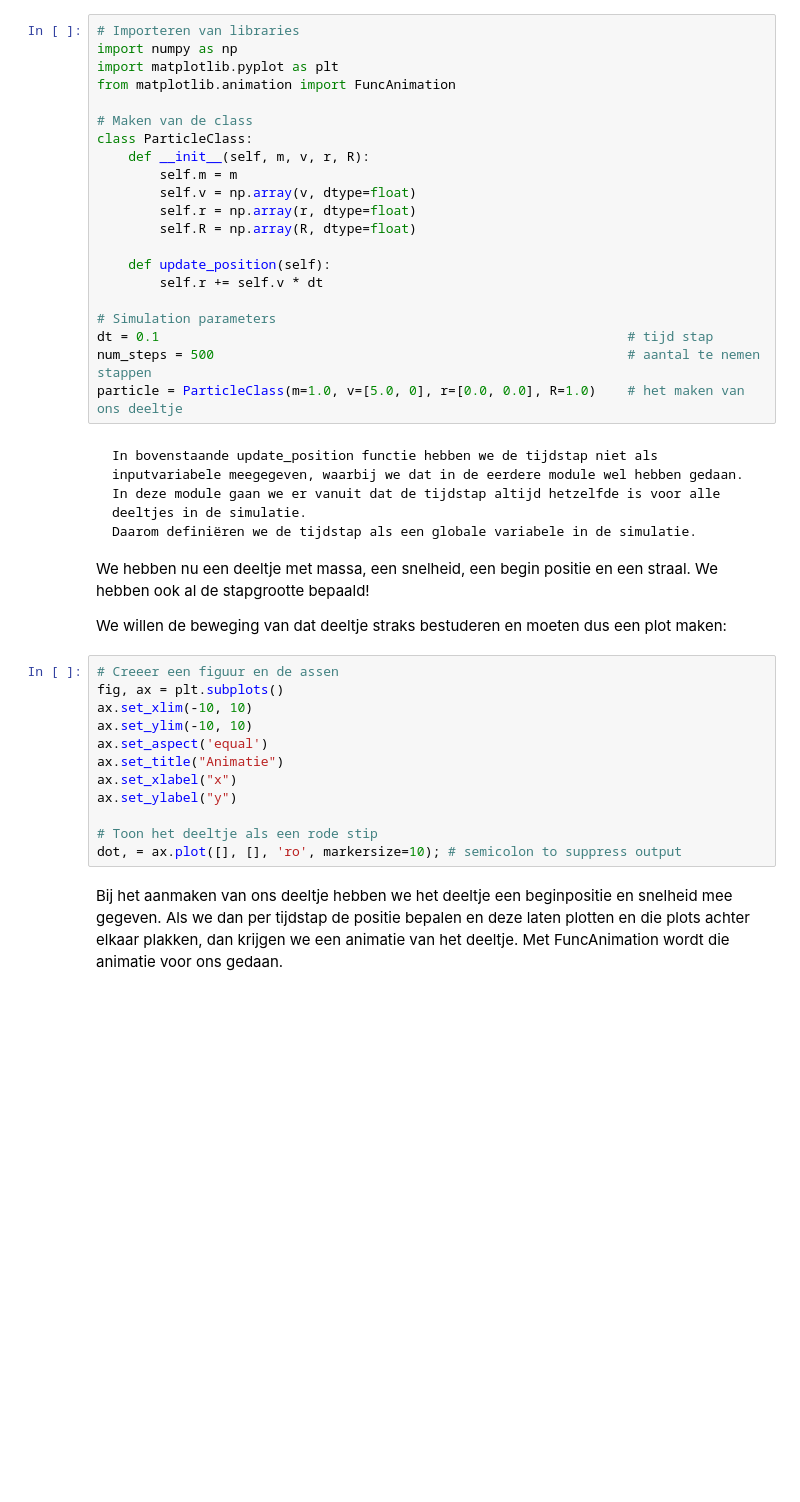
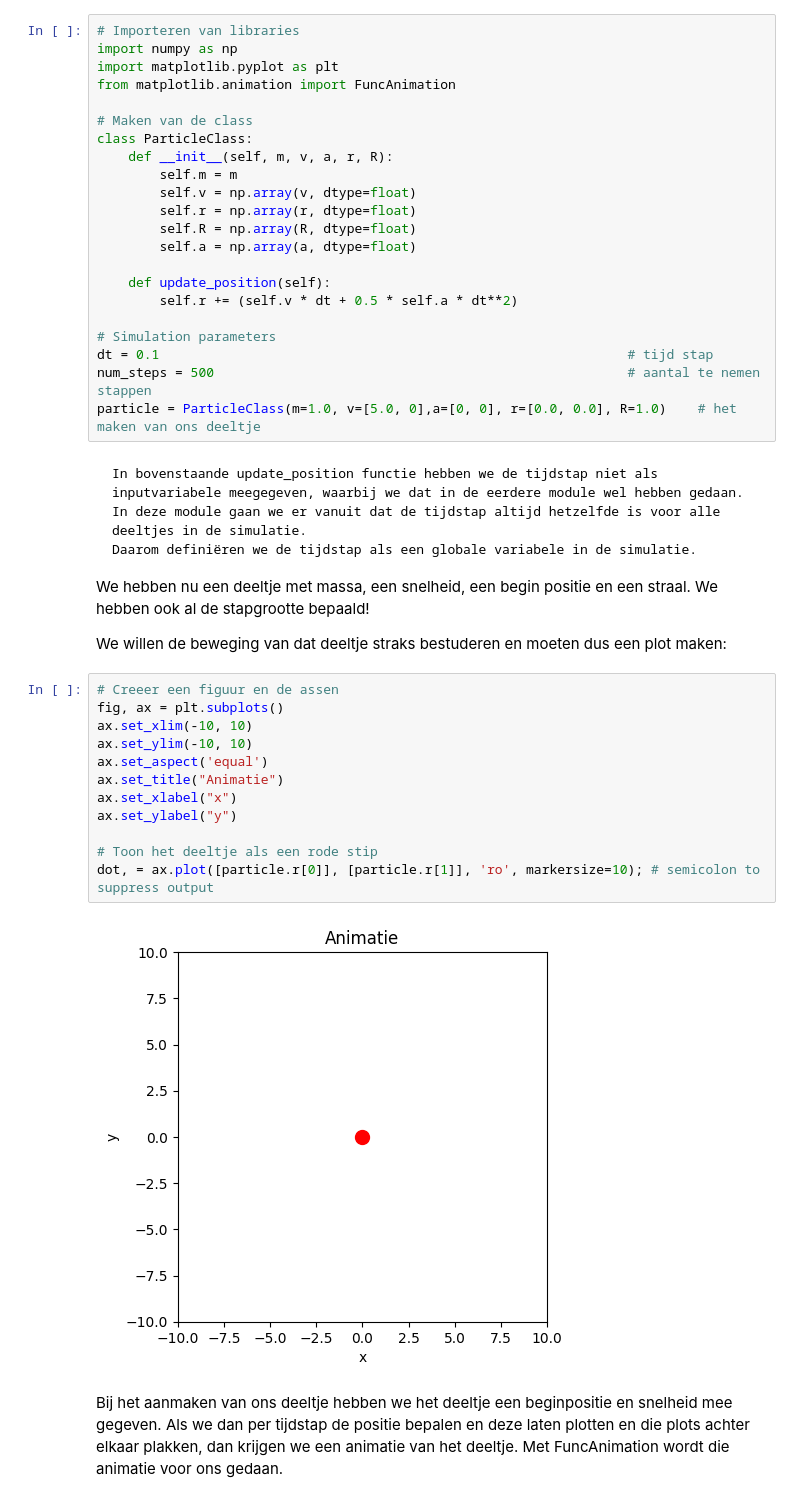
Before and after one commit to hldemulder/12, a Jupyter notebook: Content/PySim/2_deeltjes_model.ipynb, the cells around one changed output. Cells and saved outputs as stored; diff of their text form; blank space fills up the shorter version.

````diff
--- a/Content/PySim/2_deeltjes_model.ipynb
+++ b/Content/PySim/2_deeltjes_model.ipynb
@@ -31,19 +31,20 @@ from matplotlib.animation import FuncAnimation
 
 # Maken van de class
 class ParticleClass:
-    def __init__(self, m, v, r, R):
+    def __init__(self, m, v, a, r, R):
         self.m = m
         self.v = np.array(v, dtype=float)
         self.r = np.array(r, dtype=float)
         self.R = np.array(R, dtype=float)
+        self.a = np.array(a, dtype=float)
 
     def update_position(self):
-        self.r += self.v * dt
+        self.r += (self.v * dt + 0.5 * self.a * dt**2)
 
 # Simulation parameters
 dt = 0.1                                                            # tijd stap
 num_steps = 500                                                     # aantal te nemen stappen
-particle = ParticleClass(m=1.0, v=[5.0, 0], r=[0.0, 0.0], R=1.0)    # het maken van ons deeltje
+particle = ParticleClass(m=1.0, v=[5.0, 0],a=[0, 0], r=[0.0, 0.0], R=1.0)    # het maken van ons deeltje
 # %% [markdown]
 ```{note} dt
 In bovenstaande update_position functie hebben we de tijdstap niet als inputvariabele meegegeven, waarbij we dat in de eerdere module wel hebben gedaan.
@@ -58,15 +59,17 @@ We willen de beweging van dat deeltje straks bestuderen en moeten dus een plot m
 # %%
 # Creeer een figuur en de assen
 fig, ax = plt.subplots()
 ax.set_xlim(-10, 10)
 ax.set_ylim(-10, 10)
 ax.set_aspect('equal')
 ax.set_title("Animatie")
 ax.set_xlabel("x")
 ax.set_ylabel("y")
 
 # Toon het deeltje als een rode stip
-dot, = ax.plot([], [], 'ro', markersize=10); # semicolon to suppress output
+dot, = ax.plot([particle.r[0]], [particle.r[1]], 'ro', markersize=10); # semicolon to suppress output
+# %% [output]
+[figure, added]
 # %% [markdown]
 Bij het aanmaken van ons deeltje hebben we het deeltje een beginpositie en snelheid mee gegeven.
 Als we dan per tijdstap de positie bepalen en deze laten plotten en die plots achter elkaar plakken, dan krijgen we een animatie van het deeltje.
````
Also changed, not shown: parts of 1 cell of this notebook, 2 other files.
